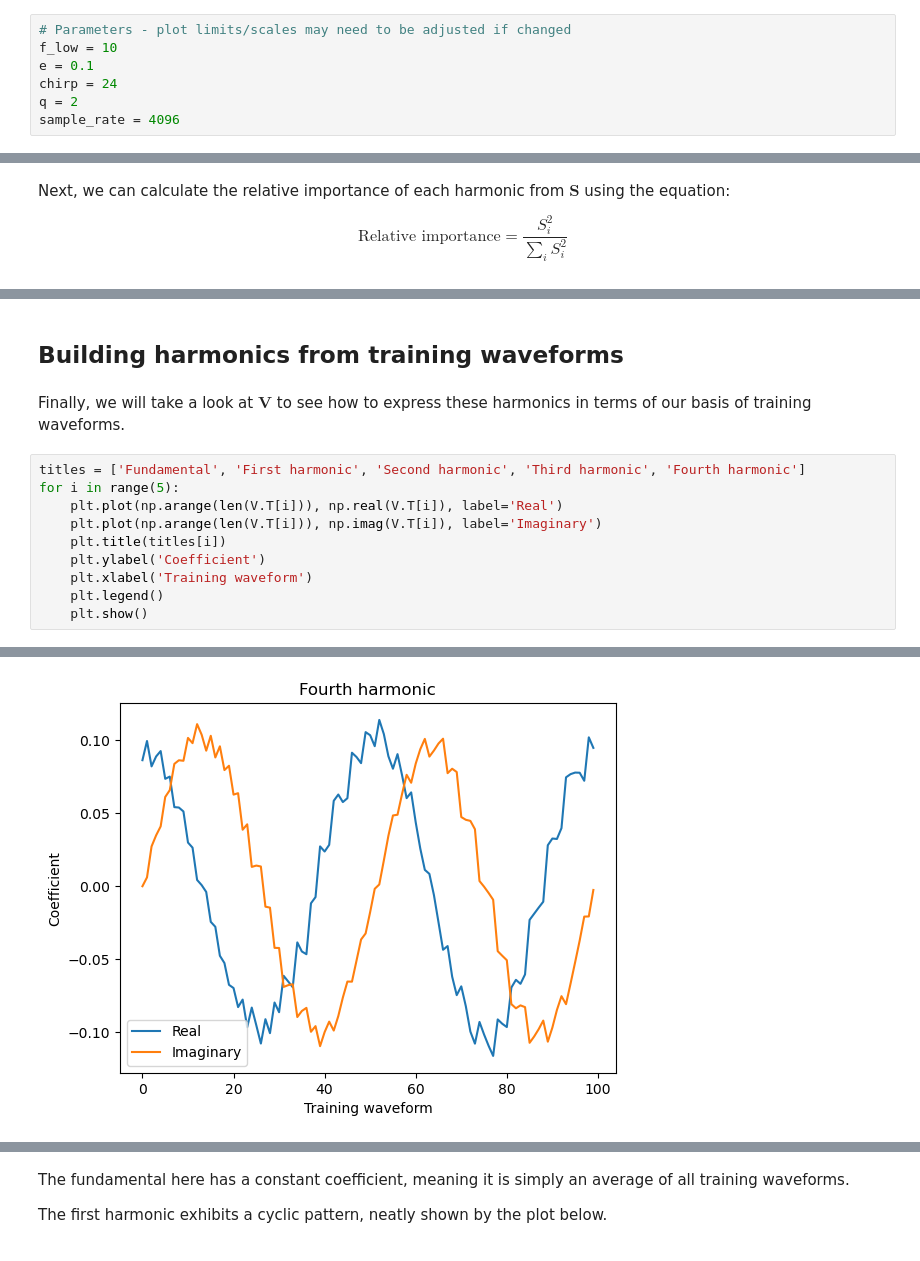
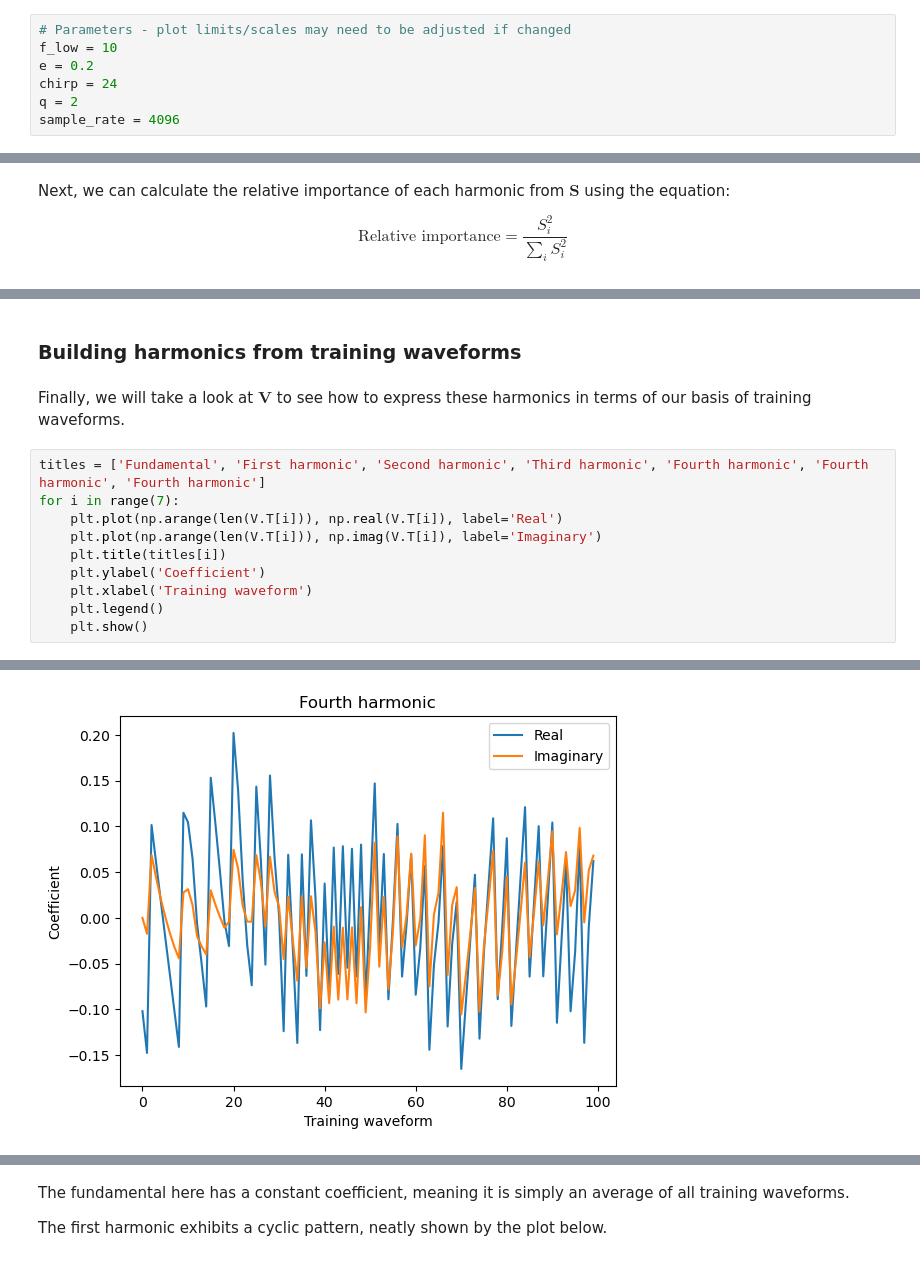
Before and after one commit to BenGPatterson/EccentricHarmonics, a Jupyter notebook: SVD.ipynb, the cells around one changed output, grey strips where cells are left out. Saved outputs shown, nothing was run; the diff lists cells and outputs as text.

Commit message:
added titles, changed SVD example to e=0.2

```diff
--- a/SVD.ipynb
+++ b/SVD.ipynb
@@ -9,7 +11,7 @@ We can use singular value decomposition (SVD) to generate orthogonal harmonics d
 # %%
 # Parameters - plot limits/scales may need to be adjusted if changed
 f_low = 10
-e = 0.1
+e = 0.2
 chirp = 24
 q = 2
 sample_rate = 4096
@@ -176,10 +178,10 @@ Harmonics 0 and 1 combined contain 99.75829% of the total information.
 # %% [markdown]
-## Building harmonics from training waveforms
+### Building harmonics from training waveforms
 # %% [markdown]
 Finally, we will take a look at $\mathbf{V}$ to see how to express these harmonics in terms of our basis of training waveforms.
 # %%
-titles = ['Fundamental', 'First harmonic', 'Second harmonic', 'Third harmonic', 'Fourth harmonic']
-for i in range(5):
+titles = ['Fundamental', 'First harmonic', 'Second harmonic', 'Third harmonic', 'Fourth harmonic', 'Fourth harmonic', 'Fourth harmonic']
+for i in range(7):
     plt.plot(np.arange(len(V.T[i])), np.real(V.T[i]), label='Real')
     plt.plot(np.arange(len(V.T[i])), np.imag(V.T[i]), label='Imaginary')
     plt.title(titles[i])
@@ -195 +197 @@ for i in range(5):
-[figure, old version]
+[figure, new version]
```
Also changed, not shown: parts of 12 cells of this notebook, 4 other files.
